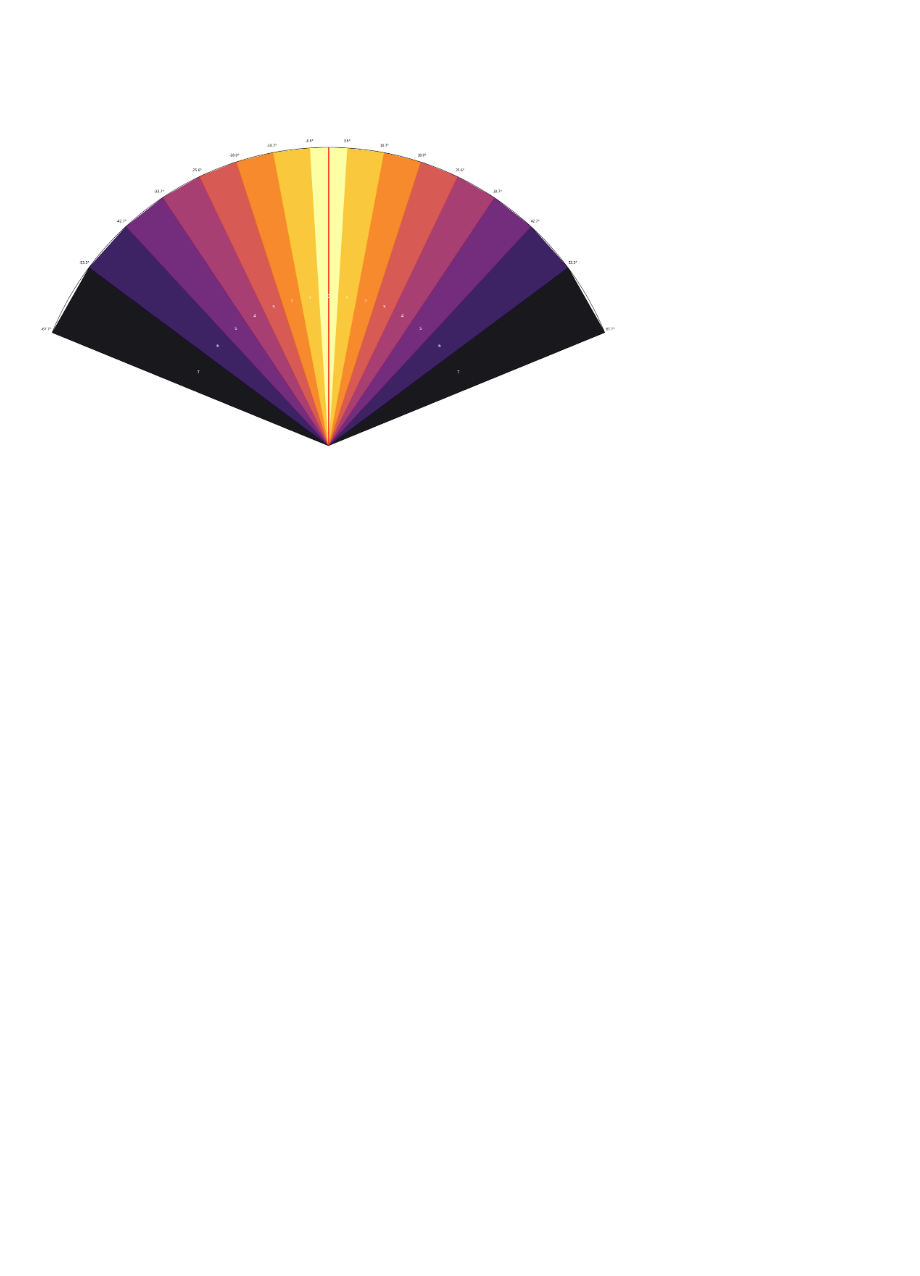
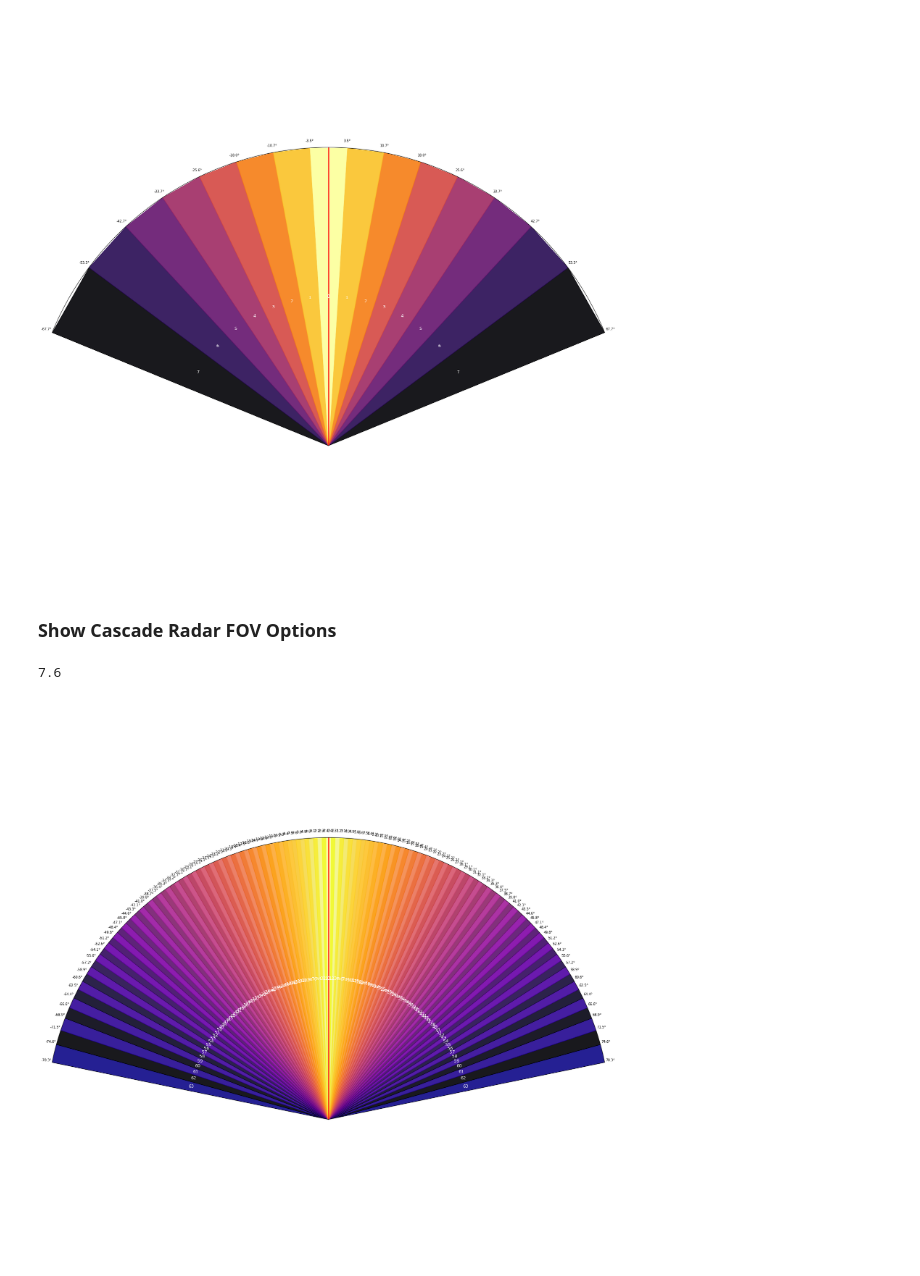
Before and after one commit to annzb/mapless-navigation, a Jupyter notebook: run.ipynb, the cells around one changed output. Drawn from its saved outputs; the diff is of its cells as text; code cells hidden in the pictures; blank space fills up the shorter version.

Commit message:
Add cascade parameters

```diff
--- a/run.ipynb
+++ b/run.ipynb
@@ -221,3 +82,14 @@ radar_params.display_azimuth_fov_options()
 radar_params.display_elevation_fov_options()
 # %% [output]
 [figure]
+# %% [markdown]
+### Show Cascade Radar FOV Options
+# %%
+big_radar_params = CascadeRadarParameters(COLORADAR_PATH)
+big_radar_params.max_range
+# %% [output]
+7.6
+# %%
+big_radar_params.display_azimuth_fov_options()
+# %% [output]
+[figure, added]
```
Also changed, not shown: parts of 50 cells of this notebook, 5 other files.
